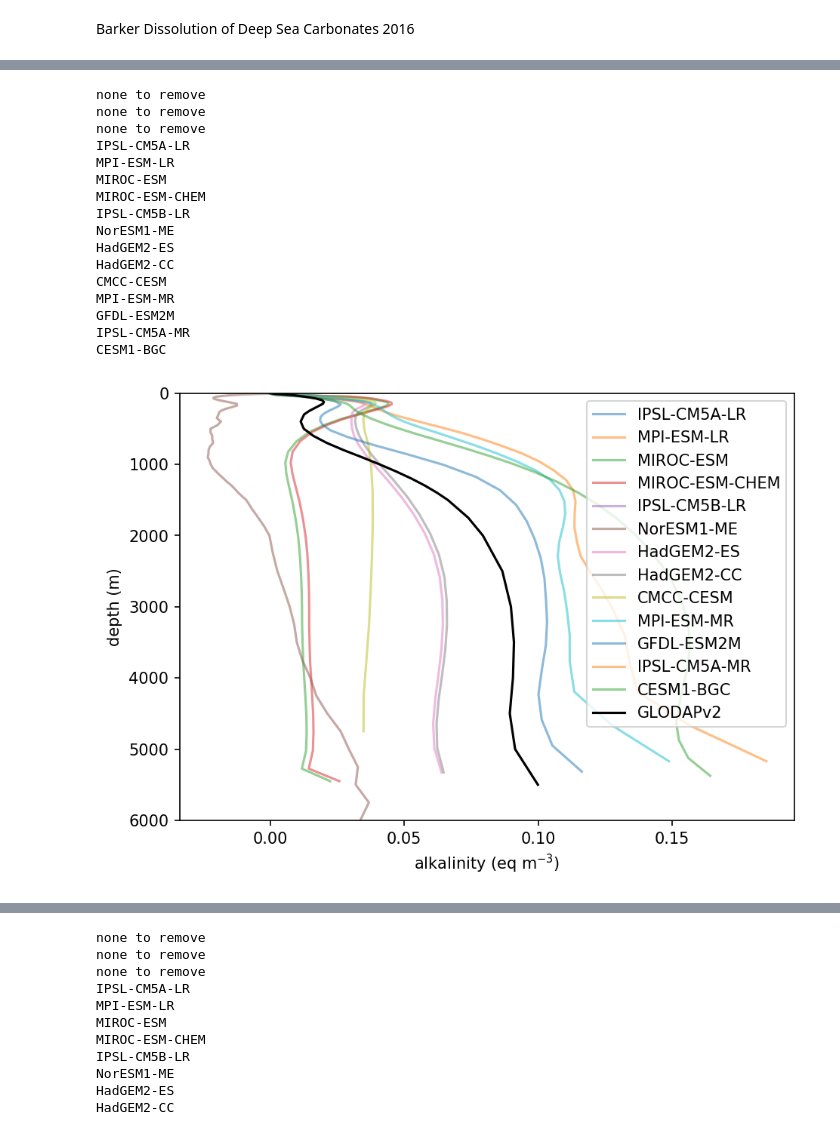
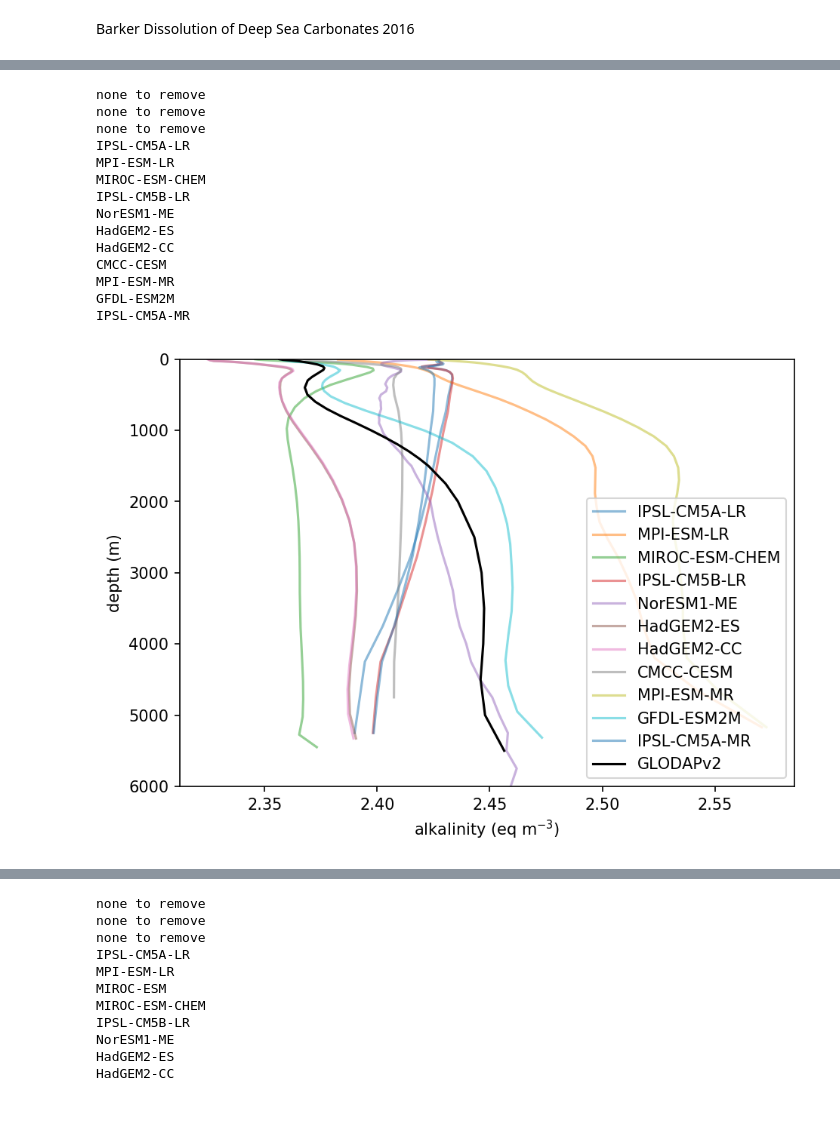
Before and after one commit to PaulHalloran/batmobile_jupyter_notebooks, a Jupyter notebook: global_alkalinity.ipynb, the cells around one changed output, grey strips where cells are left out. Saved outputs shown, nothing was run; the diff lists cells and outputs as text; code cells hidden in the pictures.

```diff
--- a/global_alkalinity.ipynb
+++ b/global_alkalinity.ipynb
@@ -13,3 +31,4 @@ dir_vol = '/data/NAS-ph290/ph290/cmip5/volcello/'
 #volcello_fx_ACCESS1-0_historical_r0i0p0.nc
 dir_alk = '/data/BatCaveNAS/ph290/noc_talk/'
 #talk_Oyr_HadGEM2-ES_rcp85_r1i1p1_2006-2099.nc
+dir_sal = '/data/BatCaveNAS/ph290/tmp/sal/'
@@ -15,0 +92,15 @@ dir_alk = '/data/BatCaveNAS/ph290/noc_talk/'
+# %%
+my_dict={}
+
+for model in models:
+    alk_files = glob.glob(regridded_dir+'talk_Oyr_'+model+'_rcp85_r1i1p1_*.nc')
+    sal_files = glob.glob(regridded_dir+'so_Omon_'+model+'_rcp85_r1i1p1_*.nc')
+    alk_cube = iris.load_cube(alk_files[0],'sea_water_alkalinity_expressed_as_mole_equivalent')[0] # m-3
+    sal_cube = iris.load_cube(sal_files[0],'sea_water_salinity')[0]
+    my_dict[model] = {}
+    alk_sal_normalised =  alk_cube *35.0 / sal_cube
+    my_dict[model]['alk'] = alk_cube
+    my_dict[model]['sal'] = sal_cube
+    my_dict[model]['sal_norm_alk'] = alk_sal_normalised
+
+df_surface = pd.DataFrame.from_dict(my_dict)
@@ -110,7 +220,19 @@ for model in models:
     print model
     vol_cube = iris.load_cube(dir_vol+'volcello_fx_'+model+'_historical_r0i0p0.nc','ocean_volume')
     alk_files = glob.glob(dir_alk+'talk_Oyr_'+model+'_rcp85_r1i1p1_*.nc')
-    alk_cube = iris.load_cube(alk_files[0],'sea_water_alkalinity_expressed_as_mole_equivalent')[0] # m-3
+    alk_cube = iris.load_cube(alk_files[0],'sea_water_alkalinity_expressed_as_mole_equivalent')
+    test = alk_cube.coords('Sea Surface Height')
+    if len(test) > 0:
+        alk_cube.remove_coord('Sea Surface Height')
+    alk_cube = alk_cube.collapsed('time',iris.analysis.MEAN) # m-3
+    sal_files = glob.glob(dir_sal+'so_Omon_'+model+'_rcp85_r1i1p1_*.nc')
+    sal_cube = iris.load_cube(sal_files[0],'sea_water_salinity')
+    test = sal_cube.coords('Sea Surface Height')
+    if len(test) > 0:
+        sal_cube.remove_coord('Sea Surface Height')
+    sal_cube = sal_cube.collapsed('time',iris.analysis.MEAN)
+#     iris.coord_categorisation.add_year(sal_cube,'time',name='year')
+#     sal_cube = sal_cube.aggregated_by('year',iris.analysis.MEAN)
     vol_cube.data.mask = alk_cube.data.mask
     total_volume = np.ma.sum(vol_cube.data,axis=1)
     total_volume = np.ma.sum(total_volume,axis=1)
@@ -118,8 +240,14 @@ for model in models:
     my_dict_profile[model] = {}
     total_alk = np.ma.sum(vol_cube.data * alk_cube.data,axis=1)
     total_alk = np.ma.sum(total_alk,axis=1)
+#     total_alk = np.apply_over_axes(np.ma.sum, vol_cube.data * alk_cube.data, (1, 2))
+    total_sal = np.ma.sum(vol_cube.data * sal_cube.data,axis=1)
+    total_sal = np.ma.sum(total_sal,axis=1)
+#     total_sal = np.apply_over_axes(np.ma.sum, vol_cube.data * sal_cube.data, (1, 2))
     my_dict_profile[model]['total_alk'] = total_alk
     my_dict_profile[model]['mean_alk'] = total_alk/total_volume
+    my_dict_profile[model]['total_sal'] = total_sal
+    my_dict_profile[model]['mean_sal'] = total_sal/total_volume
     my_dict_profile[model]['total_volume'] = total_volume
     print vol_cube.coords
     name = vol_cube.coords(dimensions=0).pop().standard_name
@@ -169,35 +297,35 @@ for i,model in enumerate(models):
     model_alk =df_profile[model].mean_alk
     loc = np.where(df_profile[model]['depths'] == np.min(df_profile[model]['depths']))[0]
 #     print loc
-    plt.plot(model_alk - model_alk[loc], df_profile[model]['depths'],alpha=0.5,label=model)
+#     plt.plot(model_alk - model_alk[loc], df_profile[model]['depths'],alpha=0.5,label=model)
+    plt.plot(model_alk, df_profile[model]['depths'],alpha=0.5,label=model)
 
 
 glodap_v2_profile = iris.load_cube('/data/NAS-ph290/ph290/misc_data/GLODAPv2.2016b.TAlk_glob_mean_levels.nc')
 glodap_depths = [   0.,   10.,   20.,   30.,   50.,   75.,  100.,  125.,  150.,        200.,  250.,  300.,  400.,  500.,  600.,  700.,  800.,  900.,       1000., 1100., 1200., 1300., 1400., 1500., 1750., 2000., 2500.,       3000., 3500., 4000., 4500., 5000., 5500.]
 glodap_alk = (glodap_v2_profile[:,0,0].data/1000.0)*1.026
-plt.plot(glodap_alk - glodap_alk[0],glodap_depths,'k',label='GLODAPv2')
+# plt.plot(glodap_alk - glodap_alk[0],glodap_depths,'k',label='GLODAPv2')
+plt.plot(glodap_alk,glodap_depths,'k',label='GLODAPv2')
 
 plt.xlabel('alkalinity (eq m$^{-3}$)')
 plt.ylabel('depth (m)')
 plt.ylim([6000,0])
 # plt.xlim([2.1,2.6])
 plt.legend()
 plt.savefig('./figures/global_alkalinity_profiles.png')
 # %% [output]
 none to remove
 none to remove
 none to remove
 IPSL-CM5A-LR
 MPI-ESM-LR
-MIROC-ESM
 MIROC-ESM-CHEM
 IPSL-CM5B-LR
 NorESM1-ME
 HadGEM2-ES
 HadGEM2-CC
 CMCC-CESM
 MPI-ESM-MR
 GFDL-ESM2M
 IPSL-CM5A-MR
-CESM1-BGC
-[figure, old version]
+[figure, new version]
```
Also changed, not shown: parts of 16 cells of this notebook.
